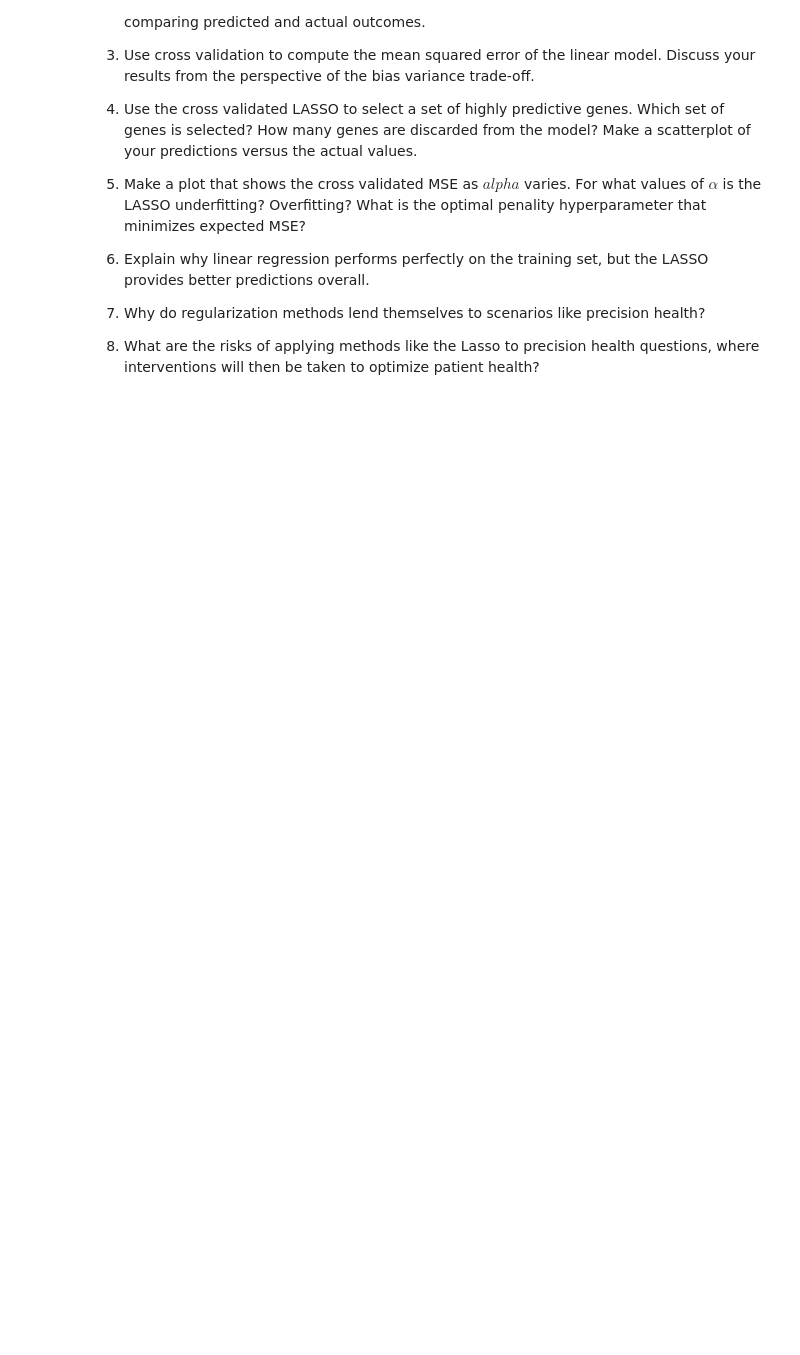
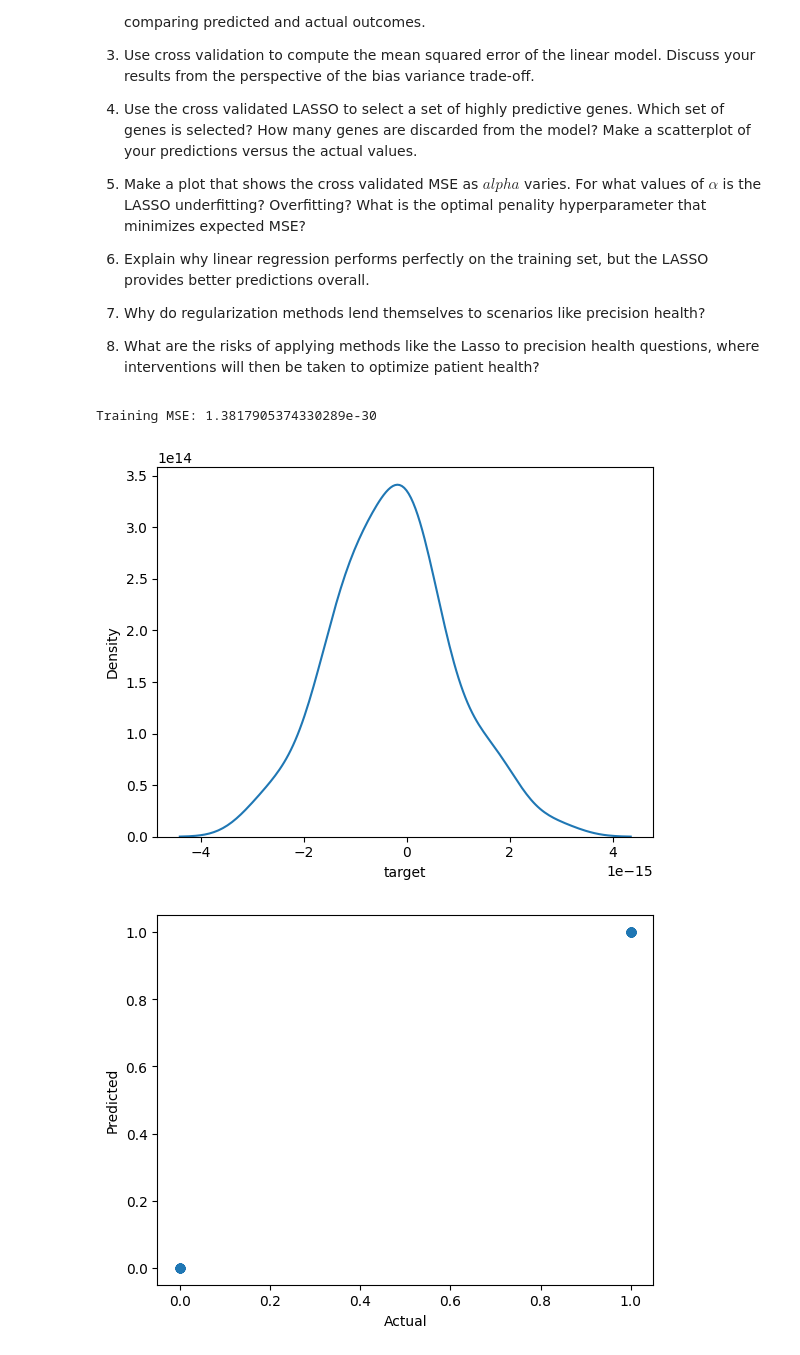
Before and after one commit to katiehutc/undergrad_ml_assignments, a Jupyter notebook: genomics_lab.ipynb, the cells around one changed output. Drawn from its saved outputs; the diff is of its cells as text; code cells hidden in the pictures; blank space fills up the shorter version.

```diff
--- a/genomics_lab.ipynb
+++ b/genomics_lab.ipynb
@@ -25,11 +25,47 @@ Golub et al. (*Science*, 1999) popularized a dataset including about 7000 genes
 # %%
 import pandas as pd
 import numpy as np
 
 df = pd.read_csv('/content/golub.csv', encoding='utf-8')
 
-df = df.replace({
-    "ALLB": 0,
-    "ALLT": 0,
-    "ALL": 1
+# Part 1
+df["target"] = df["cancer"].map({
+    "allB": 1,
+    "allT": 1,
+    "aml": 0
 })
+
+X = df.drop(columns=["cancer", "target"])
+X = X.select_dtypes(include=["number"])
+y = df["target"]
+
+# Part 2, linear regression
+from sklearn.linear_model import LinearRegression
+from sklearn.metrics import mean_squared_error
+
+model = LinearRegression()
+model.fit(X, y)
+
+y_pred = model.predict(X)
+
+mse = mean_squared_error(y, y_pred)
+print("Training MSE:", mse)
+
+import matplotlib.pyplot as plt
+import seaborn as sns
+
+residuals = y - y_pred
+
+# KDE plot
+sns.kdeplot(residuals)
+plt.show()
+
+# Scatter plot
+plt.scatter(y, y_pred)
+plt.xlabel("Actual")
+plt.ylabel("Predicted")
+plt.show()
+# %% [output]
+Training MSE: 1.3817905374330289e-30
+[figure, added]
+[figure, added]
```
Also changed, not shown: parts of 10 cells of this notebook.
